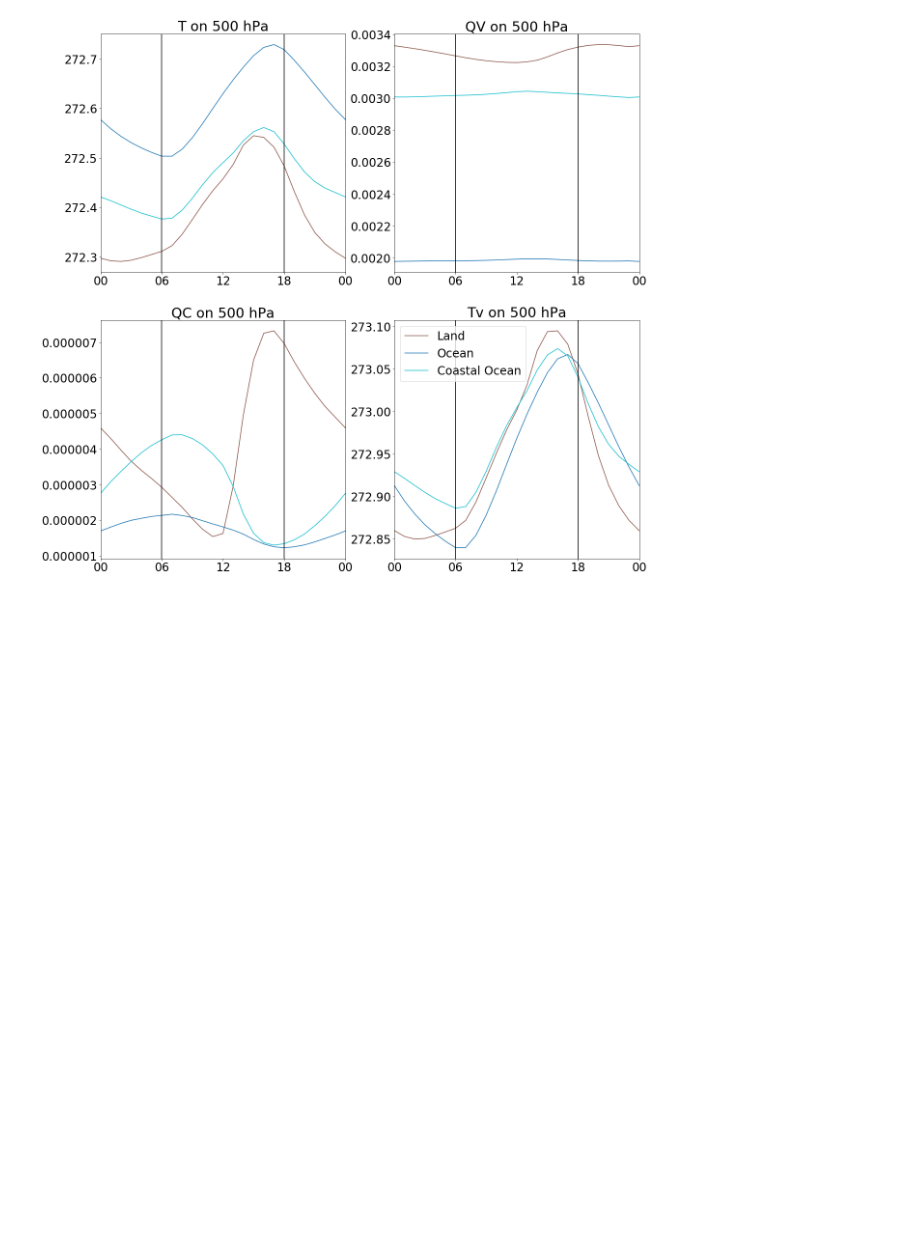
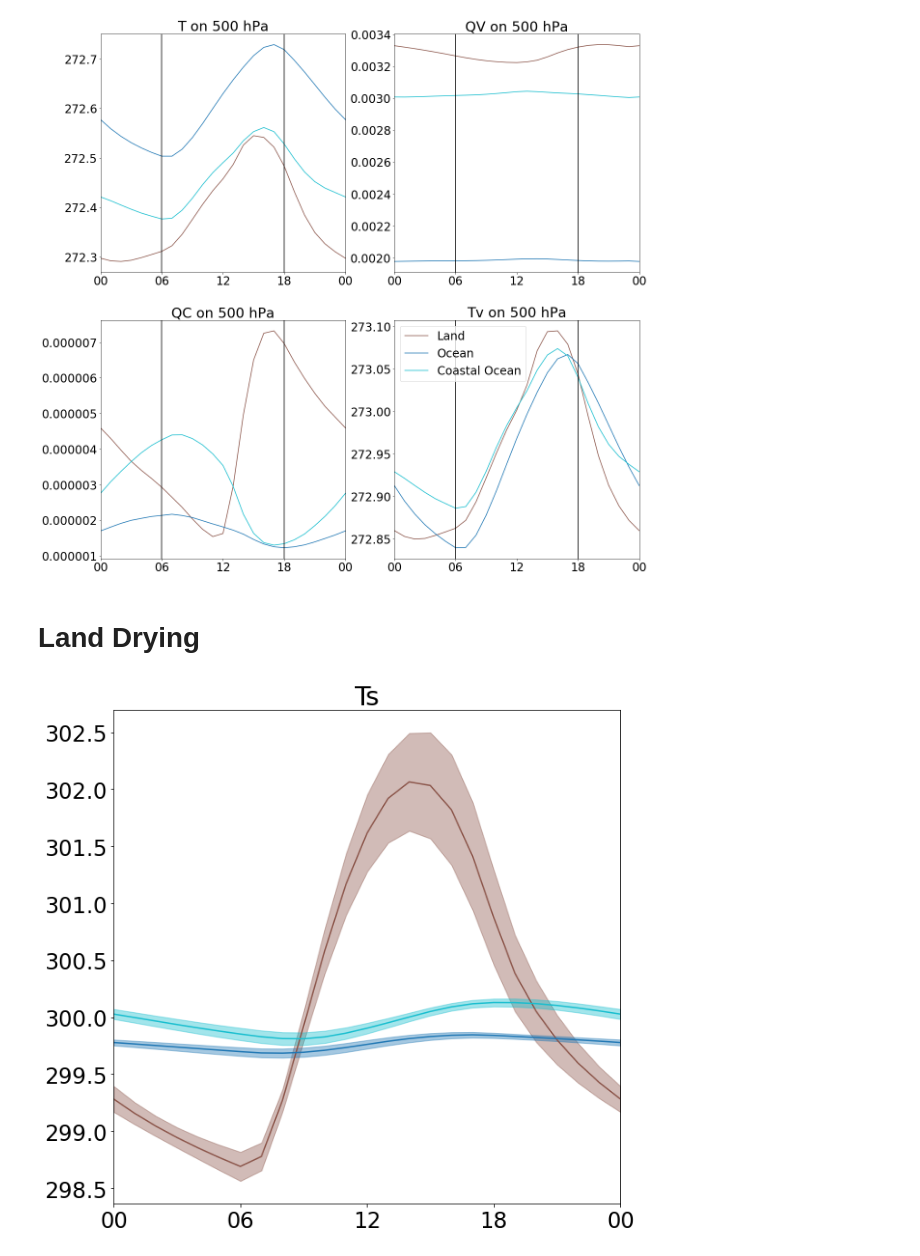
Before and after one commit to leuty/primary_data_tropical_islands, a Jupyter notebook: analysis_jptr/Diurnal_Cycles.ipynb, the cells around one changed output. Cells and saved outputs as stored; diff of their text form; code cells hidden in the pictures; blank space fills up the shorter version.

```diff
--- a/analysis_jptr/Diurnal_Cycles.ipynb
+++ b/analysis_jptr/Diurnal_Cycles.ipynb
@@ -500,3 +474,35 @@ plt.legend()
 plt.savefig('Tv_Diurnal_Cycle.pdf')
 # %% [output]
 [figure]
+# %% [markdown]
+# Land Drying
+# %%
+#dhourmean
+path = '/scratch/snx3000/davidle/tropical_islands_dcycle/RCE_300_3km_1006x1006_ALL_ens?/'
+file='dhourmean_3D.nc'
+all_dhourmean_3D= xr.open_mfdataset(path+file, concat_dim='ens', combine='nested').squeeze()
+# %%
+plt.figure(figsize=(10, 10))
+plt.rcParams.update({'font.size': 24})
+
+
+#Temperature
+fld = all_dhourmean_3D.T[:,:,-1,1:-1,1:-1].values
+
+plt.xticks([0, 6, 12, 18, 24], ['00', '06', '12', '18', '00'])
+plt.xlim(0,24)
+#plt.ylim(338,347)
+plt.title('Ts')
+
+plt.plot(dc_wmean(fld,all_wland), label='Land', color='C5')
+plt.fill_between(np.arange(25),dc_wmean(fld,all_wland)+ dc_wstd(fld,all_wland) , dc_wmean(fld,all_wland) - dc_wstd(fld,all_wland), alpha=0.4, color='C5')
+
+plt.plot(dc_wmean(fld,all_ocean), label='Ocean', color='C0')
+plt.fill_between(np.arange(25),dc_wmean(fld,all_ocean)+ dc_wstd(fld,all_ocean) , dc_wmean(fld,all_ocean) - dc_wstd(fld,all_ocean), alpha=0.4, color='C0')
+
+plt.plot(dc_wmean(fld,all_coastal_ocean), label='Coastal Ocean', color='C9')
+plt.fill_between(np.arange(25),dc_wmean(fld,all_coastal_ocean)+ dc_wstd(fld,all_coastal_ocean) , dc_wmean(fld,all_coastal_ocean) - dc_wstd(fld,all_coastal_ocean), alpha=0.4, color='C9')
+
+plt.savefig('T_Diurnal_Cycle.pdf')
+# %% [output]
+[figure, added]
```
Also changed, not shown: parts of 13 cells of this notebook.
